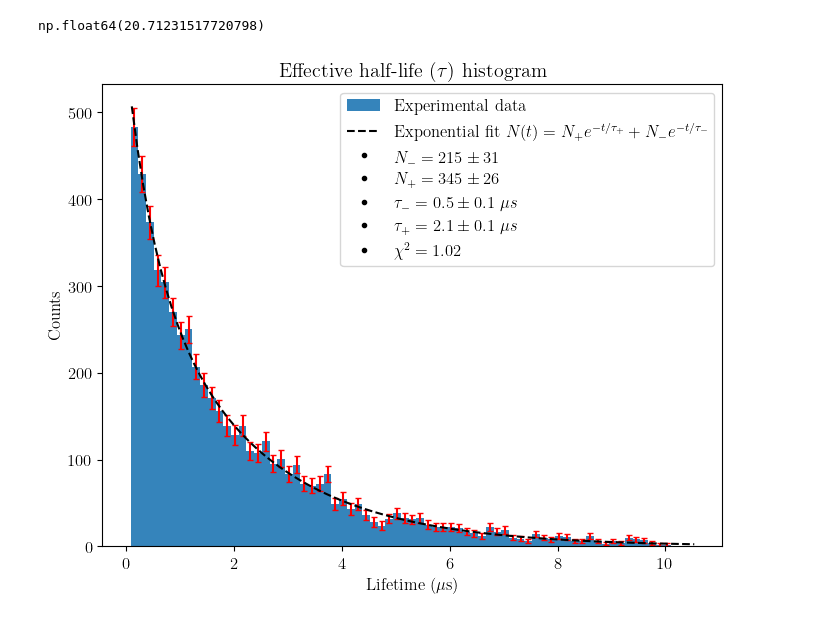
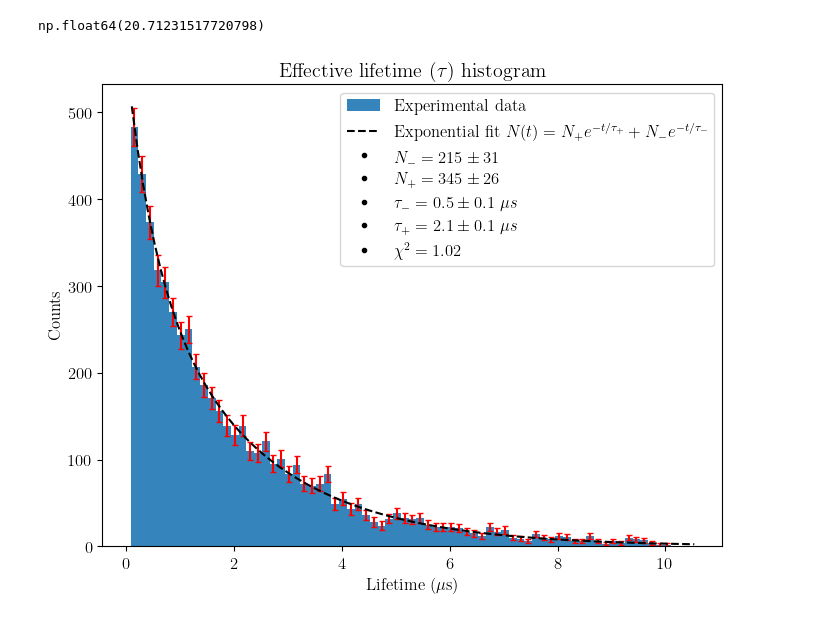
Before and after one commit to JoseCDS17/LabIV_UNIGE, a Jupyter notebook: ScintillatorPMT_Measurements/HalfLife_Muon/HalfLife_DataAnalysis.ipynb, the cells around one changed output. Drawn from its saved outputs; the diff is of its cells as text; code cells hidden in the pictures.

```diff
--- a/ScintillatorPMT_Measurements/HalfLife_Muon/HalfLife_DataAnalysis.ipynb
+++ b/ScintillatorPMT_Measurements/HalfLife_Muon/HalfLife_DataAnalysis.ipynb
@@ -51,21 +51,21 @@ np.float64(20.71231517720798)
 # %%
 fig, ax = plt.subplots()
 fig.set_figwidth(8)
 fig.set_figheight(6)
 
 ax.hist(data, bins = B, alpha=0.9, label = 'Experimental data')
 ax.errorbar(centers, y, error, fmt = " ", capsize = 2, color = 'r')
 ax.plot(xfit, fit,'k--', label = r'Exponential fit $N(t)=N_+ e^{-t/\tau_+}+N_- e^{-t/\tau_-}$')
 ax.plot([],[],'.',color='k', label=rf'$N_- = {N_minus:.0f} \pm {N_minus_err:.0f}$')
 ax.plot([],[],'.',color='k', label=rf'$N_+ = {N_plus:.0f} \pm {N_plus_err:.0f}$')
 ax.plot([],[],'.',color='k', label=rf'$\tau_- = {tau_minus:.1f} \pm {tau_minus_err:.1f} \ \mu s$')
 ax.plot([],[],'.',color='k', label=rf'$\tau_+ = {tau_plus:.1f} \pm {tau_plus_err:.1f} \ \mu s$')
 ax.plot([],[],'.',color='k', label=rf'$\chi^2 = {chi2_red:.2f}$')
 ax.set_xlabel(r"Lifetime ($\mu$s)")
 ax.set_ylabel("Counts")
-ax.set_title(r'Effective half-life ($\tau$) histogram')
+ax.set_title(r'Effective lifetime ($\tau$) histogram')
 ax.legend()
 
 fig.savefig('../../Images/HalfLife_Histogram.pdf')
 # %% [output]
-[figure, old version]
+[figure, new version]
```
Also changed, not shown: 2 other files.
